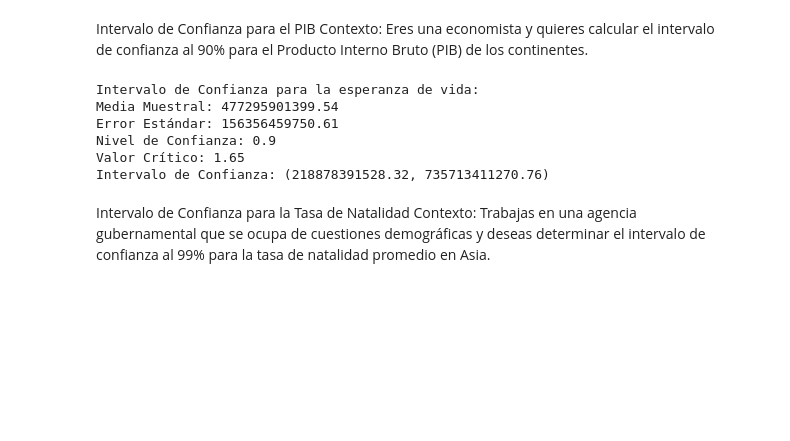
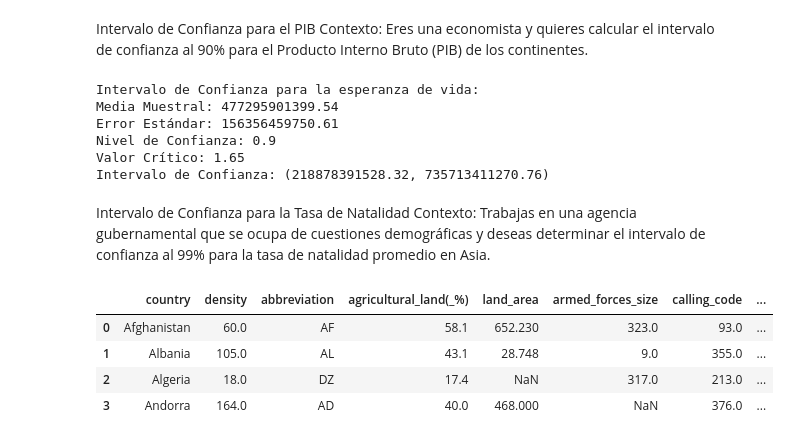
Before and after one commit to Adalab/da-modulo3-sprint2-pairprogramming-PatriciaAnaG, a Jupyter notebook: pair_estadistica_inferencial.ipynb, the cells around one changed output. Cells and saved outputs as stored; diff of their text form; code cells hidden in the pictures; blank space fills up the shorter version.

```diff
--- a/pair_estadistica_inferencial.ipynb
+++ b/pair_estadistica_inferencial.ipynb
@@ -110,4 +110,12 @@ Intervalo de Confianza: (218878391528.32, 735713411270.76)
 # %% [markdown]
 Intervalo de Confianza para la Tasa de Natalidad
 Contexto: Trabajas en una agencia gubernamental que se ocupa de cuestiones demográficas y deseas determinar el intervalo de confianza al 99% para la tasa de natalidad promedio en Asia.
+# %%
+df.head(4)
+# %% [output]
+|  | country | density | abbreviation | agricultural_land(_%) | land_area | armed_forces_size | calling_code | ... |
+| 0 | Afghanistan | 60.0 | AF | 58.1 | 652.230 | 323.0 | 93.0 | ... |
+| 1 | Albania | 105.0 | AL | 43.1 | 28.748 | 9.0 | 355.0 | ... |
+| 2 | Algeria | 18.0 | DZ | 17.4 | NaN | 317.0 | 213.0 | ... |
+| 3 | Andorra | 164.0 | AD | 40.0 | 468.000 | NaN | 376.0 | ... |
 # %%
```
Also changed, not shown: parts of 13 cells of this notebook, 2 other files.
